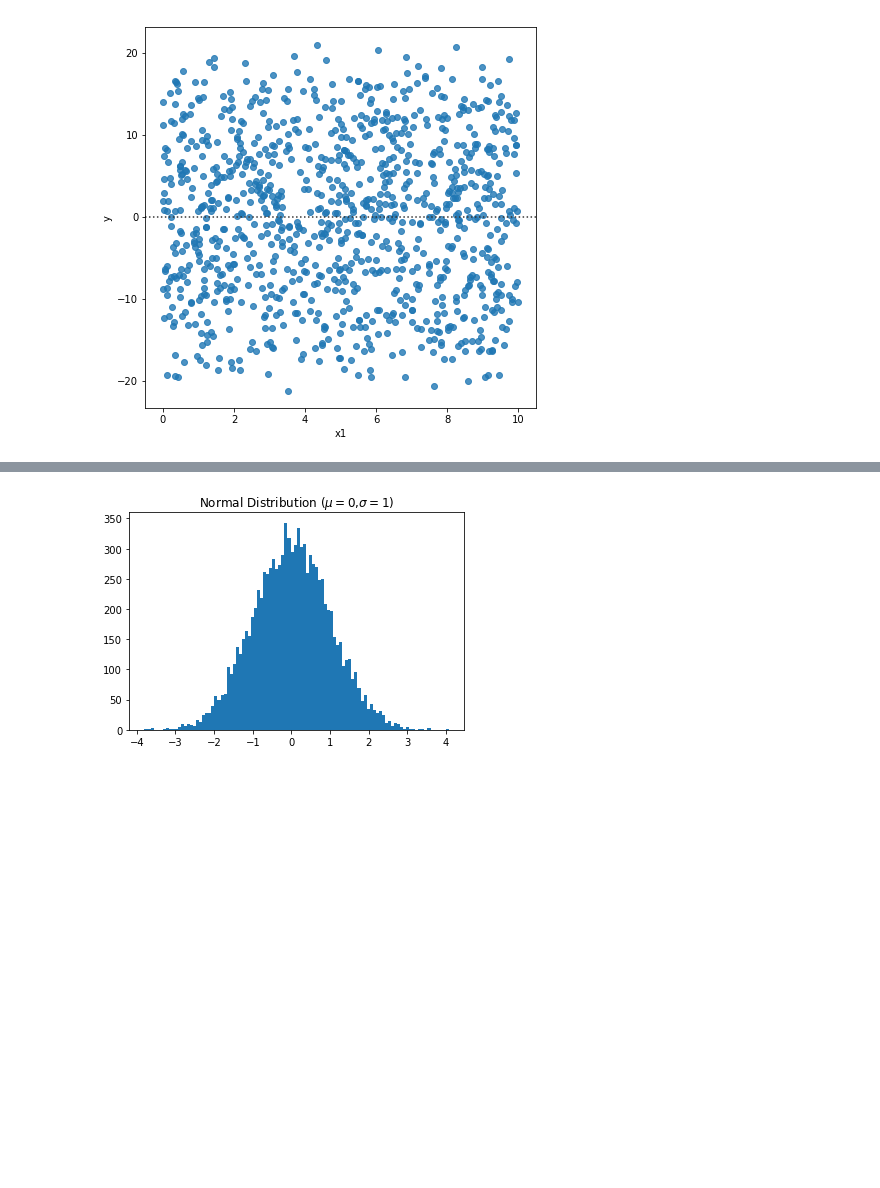
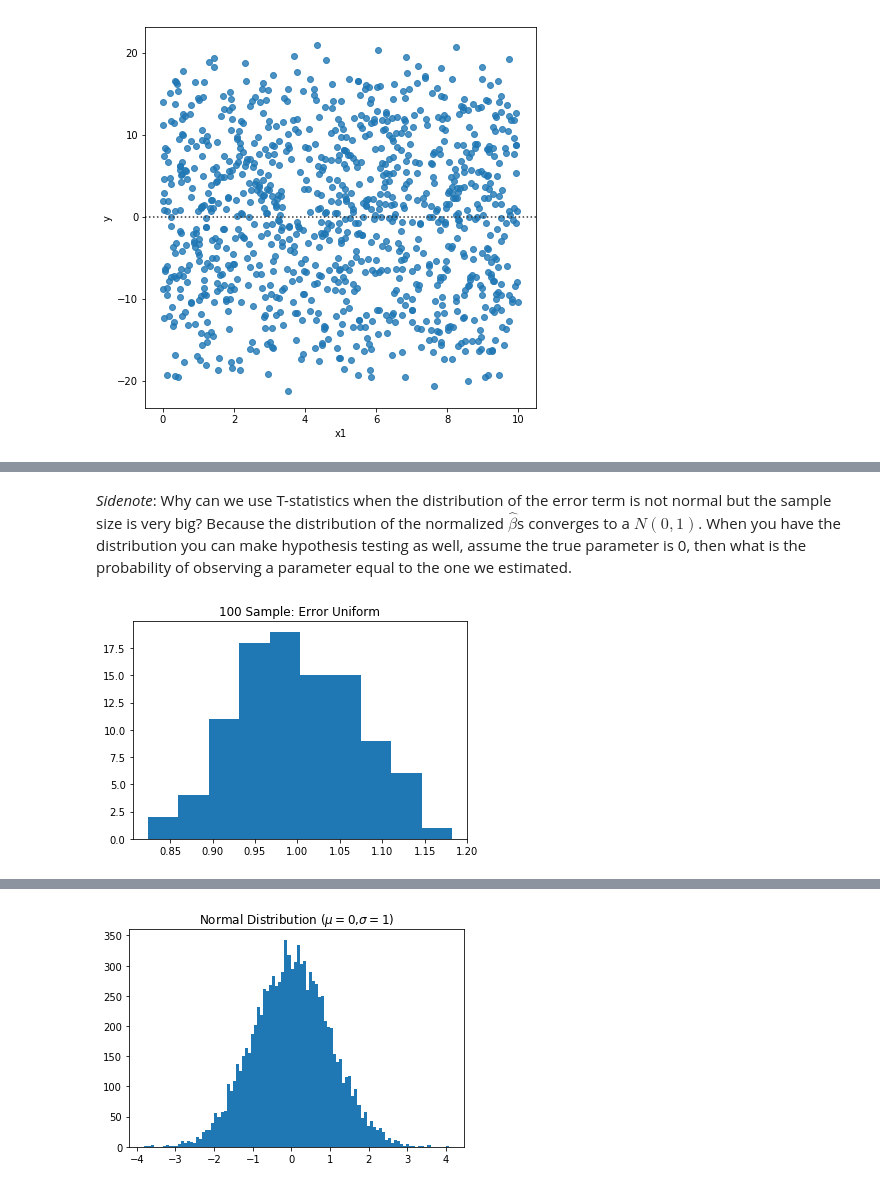
Before and after one commit to hheimpel/Python_samples, a Jupyter notebook: General_Python.ipynb, the cells around one changed output, grey strips where cells are left out. Cells and saved outputs as stored; diff of their text form; code cells hidden in the pictures; blank space fills up the shorter version.

```diff
--- a/General_Python.ipynb
+++ b/General_Python.ipynb
@@ -825,0 +1079,24 @@ True
+# %% [markdown]
+*Sidenote*: Why can we use T-statistics when the distribution of the error term is not normal but the sample size is very big? Because the distribution of the normalized $\hat{\beta}$s converges to a $N(0,1)$. When you have the distribution you can make hypothesis testing as well, assume the true parameter is 0, then what is the probability of observing a parameter equal to the one we estimated.
+# %%
+import random
+import numpy as np
+from sklearn.linear_model import LinearRegression
+import matplotlib.pyplot as plt
+%matplotlib inline
+
+betas=[]
+
+for j in range(100):
+    x_small = [random.uniform(-20,20) for i in range(50)]
+    y_small = [5+x+random.uniform(-10,10) for x in x_small]
+    cov_matrix = np.cov(x_small,y_small)
+    #Covariance(x,x) Cov(x,y)
+    #Covariance(y,x) Cov(y,y)
+    betas.append(cov_matrix[0][1]/cov_matrix[0][0])
+
+plt.hist(betas,10)
+plt.title('100 Sample: Error Uniform')
+plt.show()
+# %% [output]
+[figure, added]
```
Also changed, not shown: parts of 66 cells of this notebook.
